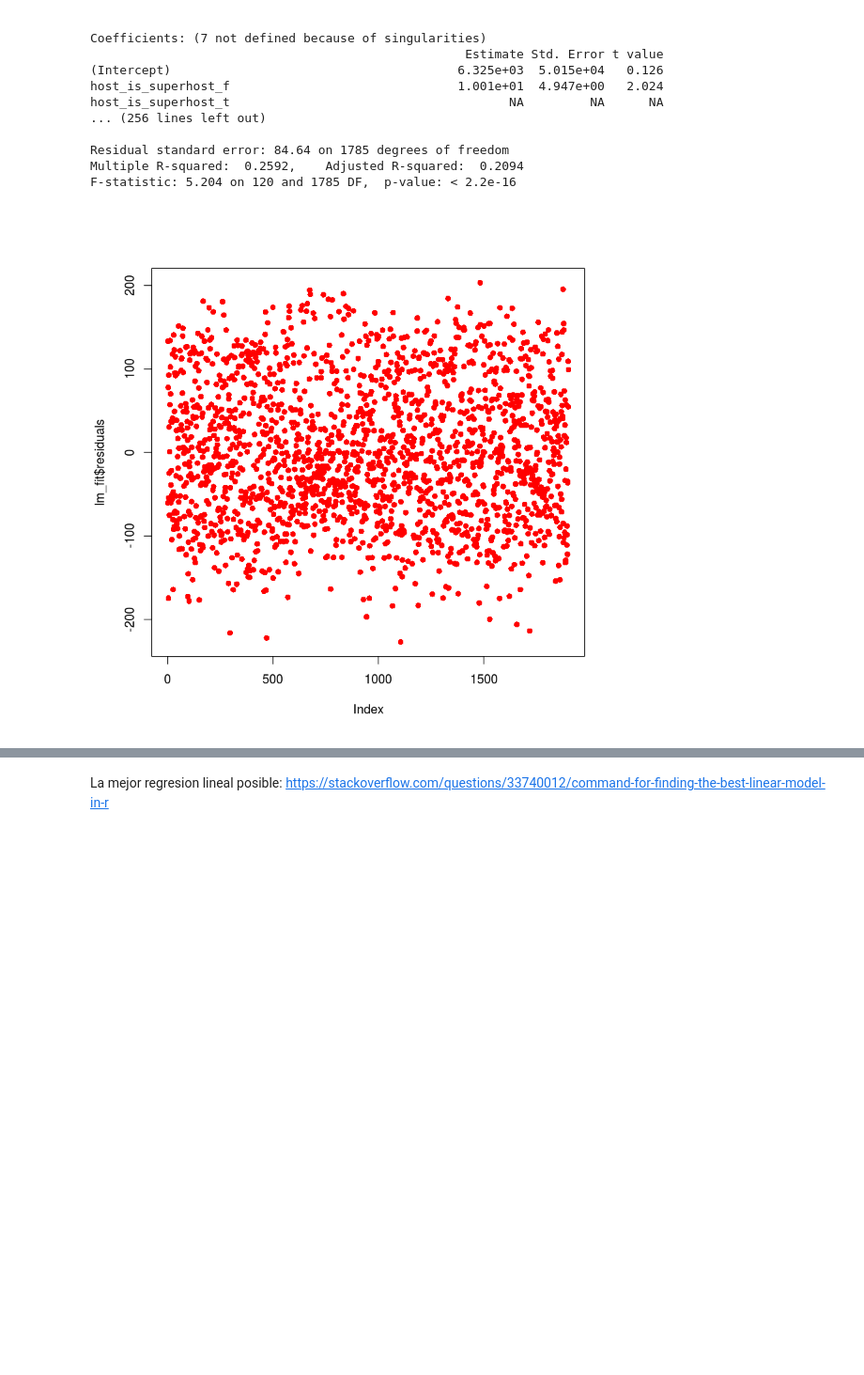
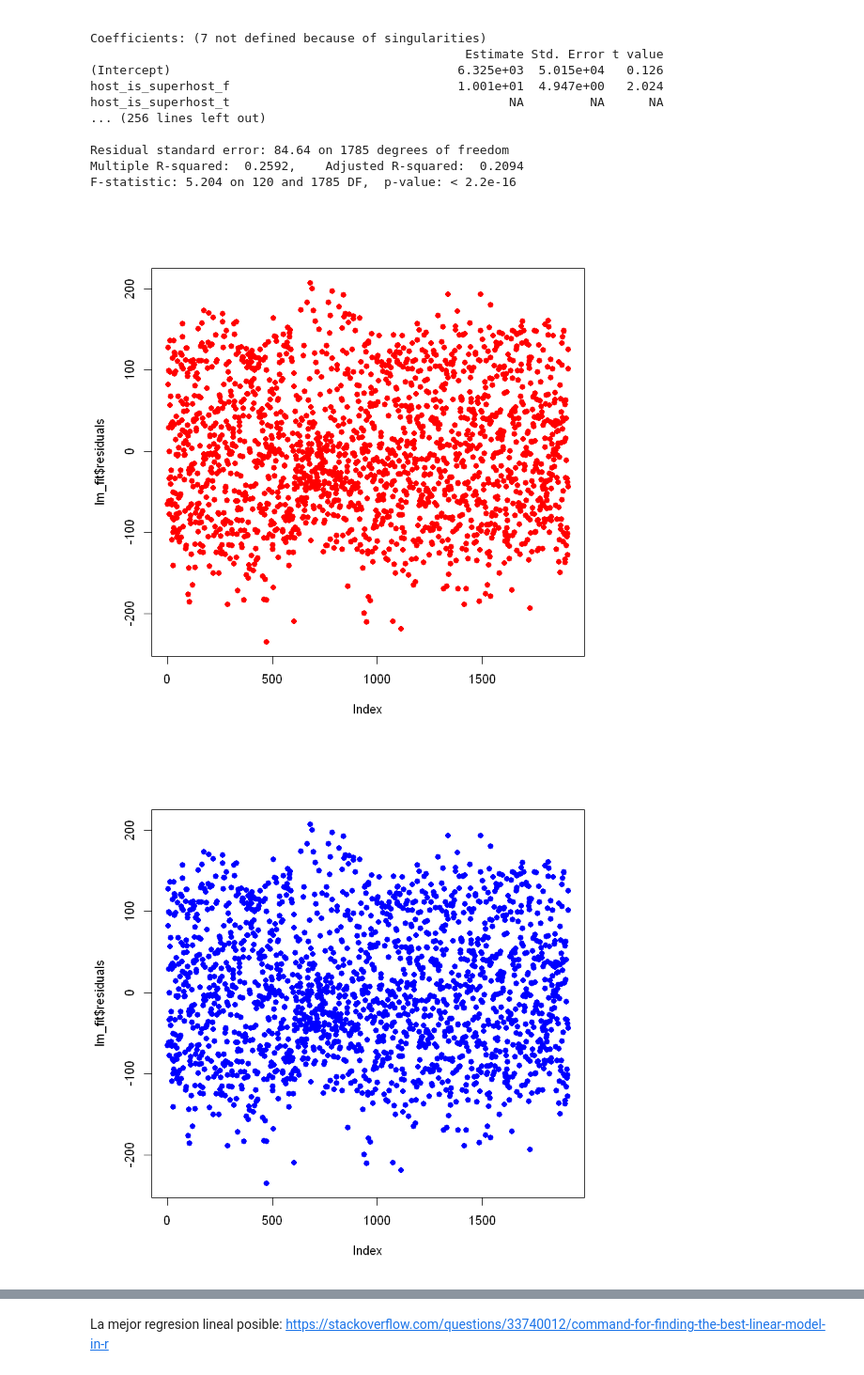
Before and after one commit to ivanfermena/Analisys-Airbnb-Seattle, a Jupyter notebook: analisis.ipynb, the cells around one changed output, grey strips where cells are left out. Shown at 94% size. Drawn from its saved outputs; the diff is of its cells as text; code cells hidden in the pictures; blank space fills up the shorter version.

```diff
--- a/analisis.ipynb
+++ b/analisis.ipynb
@@ -1546,0 +1567,17 @@ ENLACE https://tensorflow.rstudio.com/keras/articles/tutorial_basic_regression.h
+# %%
+lm_fit =lm(formula = price ~ property_type_Boat + host_is_superhost_f +
+    review_scores_location + neighbourhood_cleansed_Belltown +
+    neighbourhood_cleansed_Briarcliff + neighbourhood_cleansed_Broadway +
+    neighbourhood_cleansed_Bryant + neighbourhood_cleansed_Central.Business.District +
+    neighbourhood_cleansed_Columbia.City + neighbourhood_cleansed_Dunlap +
+    neighbourhood_cleansed_First.Hill + neighbourhood_cleansed_Green.Lake +
+    neighbourhood_cleansed_Greenwood + neighbourhood_cleansed_Industrial.District +
+    neighbourhood_cleansed_International.District + neighbourhood_cleansed_Montlake +
+    neighbourhood_cleansed_North.Beach.Blue.Ridge + neighbourhood_cleansed_North.Delridge +
+    neighbourhood_cleansed_Pioneer.Square + neighbourhood_cleansed_Roosevelt +
+    neighbourhood_cleansed_South.Delridge + neighbourhood_cleansed_Southeast.Magnolia +
+    neighbourhood_cleansed_Stevens + neighbourhood_cleansed_University.District +
+    neighbourhood_cleansed_View.Ridge + neighbourhood_cleansed_Whittier.Heights +
+    room_type_Entire.home.apt + bathrooms + bedrooms + amenities +
+    cleaning_fee + number_of_reviews + reviews_per_month + bookings_per_month +
+    property_type_Yurt + property_type_House, data = x_train)
@@ -1588,5 +1645,7 @@ Multiple R-squared:  0.2592,    Adjusted R-squared:  0.2094
 F-statistic: 5.204 on 120 and 1785 DF,  p-value: < 2.2e-16
 # %%
 plot(lm_fit$residuals, pch = 16, col = "red")
+plot(lm_fit$residuals, pch = 16, col = "blue")
 # %% [output]
-[figure, old version]
+[figure, new version]
+[figure, added]
```
Also changed, not shown: parts of 24 cells of this notebook.
